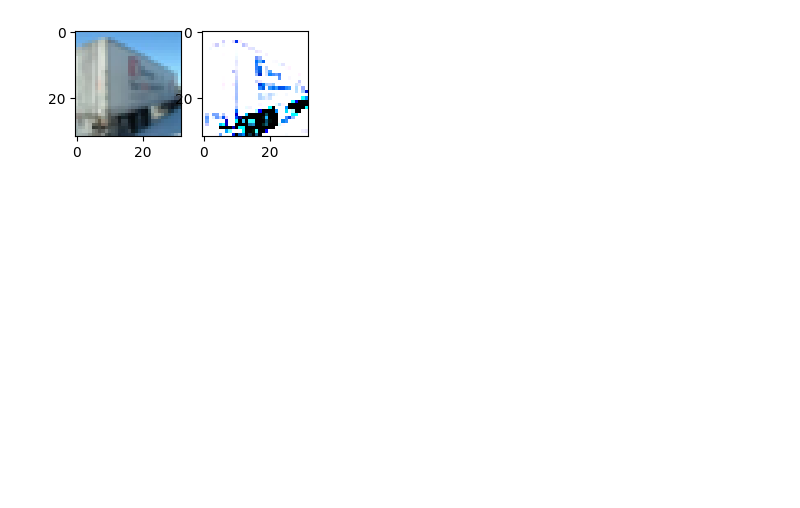
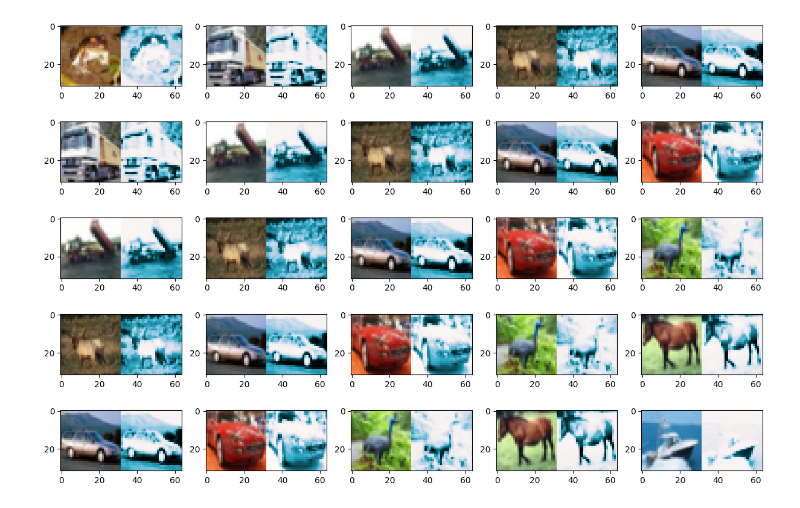
Before and after one commit to amindadgar/adversarial-attacks-using-image-filters, a Jupyter notebook: main.ipynb, the cells around one changed output. Cells and saved outputs as stored; diff of their text form; code cells hidden in the pictures; blank space fills up the shorter version.

Commit message:
new adversarial images generated using 4 image filters!

```diff
--- a/main.ipynb
+++ b/main.ipynb
@@ -17,13 +17,15 @@ import matplotlib.pyplot as plt
 class MyProblem(ElementwiseProblem):
 
     def __init__(self, tf_model):
-        n_variables = 5
+        n_variables = 5 - 1
+        ## since our chromosomes will be permuted, the filter count should be the same as n_variables
+        filter_count = n_variables
         super().__init__(
             n_var= n_variables,
             n_obj=2,
             n_ieq_constr=0,
             xl= np.zeros(n_variables),
-            xu=np.ones(n_variables)
+            xu=np.full(n_variables, filter_count - 1)
         )
         self.tf_model = tf_model
 
@@ -48,11 +50,12 @@ problem = MyProblem(model)
 algorithm = NSGA2(
     pop_size=10,
     n_offsprings=10,
-    sampling=FloatRandomSampling(),
-    crossover=SBX(prob=0.9, eta=15),
-    mutation=PM(prob=0.5 ,eta=20),
+    sampling=PermutationRandomSampling(),
+    crossover=OrderCrossover(),
+    mutation=InversionMutation(),
     eliminate_duplicates=True
 )
+
 termination = get_termination("n_gen", 5)
 # %%
 res = minimize(problem,
@@ -120,18 +107,14 @@ def get_filter_function(filter_gene, filter_alpha, filter_strength):
     get the filter function
     """
     ## to choose the filter
-    # if 0 < filter_gene <= 0.25:
     if filter_gene == 0 :
         filter_name = 'kelvin'
-    # elif 0.25 < filter_gene <= 0.5:
     elif filter_gene == 1:
         filter_name = 'clarendon'
-    # elif 0.5 < filter_gene <= 0.75:
     elif filter_gene == 2:
         filter_name = 'moon'
-    # elif 0.75 < filter_gene <= 1:
     elif filter_gene == 3:
-        filter_name = 'sharpening'
+        filter_name = 'gingham'
     else:
         raise ValueError(f'filter chromosome value should be integer values between 0 to 3, entered value: {filter_gene}')
 
@@ -198,14 +173,3 @@ def apply_multiple_filters(filter_functions, images_batch):
 (x_train, _), (_, _) = keras.datasets.cifar10.load_data()
 # %%
 images_manipulated = apply_multiple_filters(functions_arr, x_train[:20])
-# %%
-index_image = 15
-
-plt.figure(figsize=(3, 3))
-plt.subplot(121)
-plt.imshow(x_train[ index_image ])
-plt.subplot(122)
-plt.imshow(images_manipulated[ index_image ])
-plt.show()
-# %% [output]
-[figure, removed]
@@ -214,0 +176,15 @@ plt.show()
+# %%
+# index_image = 2
+n_rows = 5
+n_cols = 5
+
+fig, ax = plt.subplots(n_rows, n_cols, figsize=(15, 10))
+
+for i in range(n_rows):
+    for j in range(n_cols):
+        ## append the original image to the manipulated one
+        image = np.append(x_train[i+j] ,images_manipulated[i+j], axis=1)
+        ax[i][j].imshow(image)
+plt.show()
+# %% [output]
+[figure, added]
```
Also changed, not shown: parts of 7 cells of this notebook, 2 other files.
